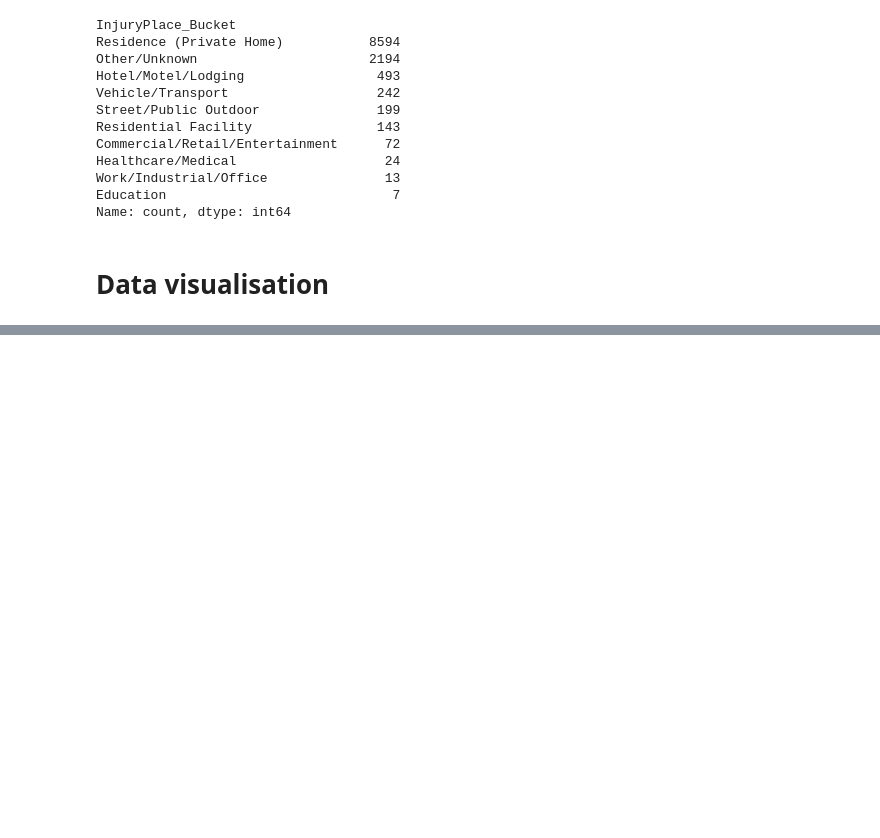
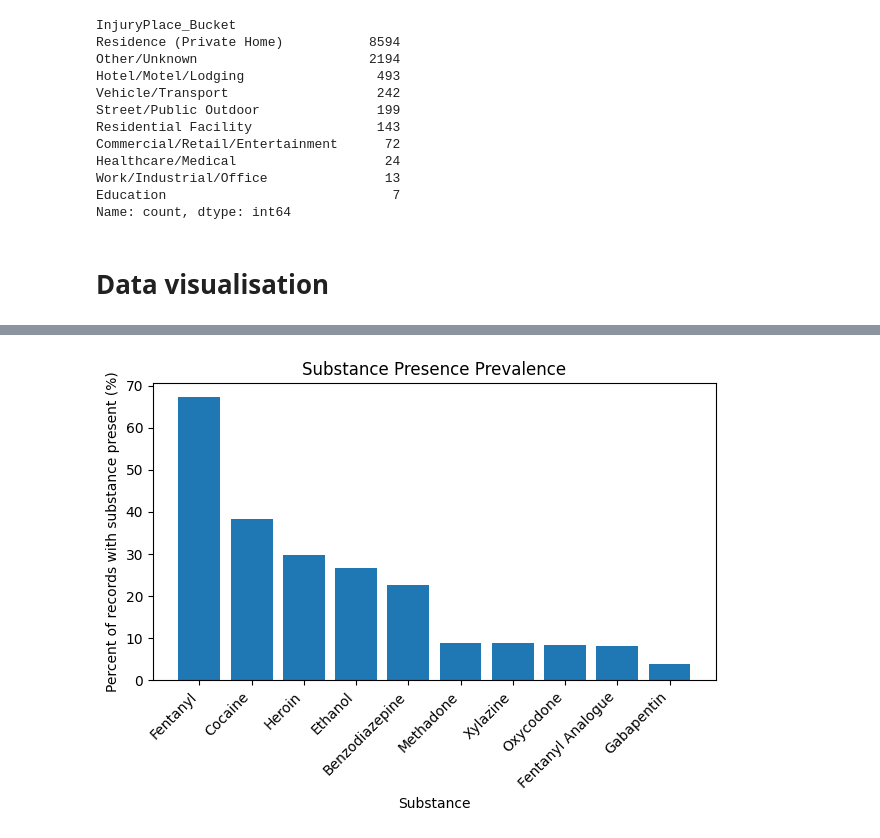
Before and after one commit to cryobsidian/assg1, a Jupyter notebook: analysis1.ipynb, the cells around one changed output, grey strips where cells are left out. Drawn from its saved outputs; the diff is of its cells as text; code cells hidden in the pictures; blank space fills up the shorter version.

```diff
--- a/analysis1.ipynb
+++ b/analysis1.ipynb
@@ -300,0 +313,22 @@ df_clean.to_csv("F:/0_TAYLORS/Y2S1/DM/assg1/df_clean0.csv", index=False)
+# %%
+drug_cols = [
+    "Fentanyl","Heroin","Cocaine","Benzodiazepine","Ethanol","Methadone",
+    "Oxycodone","Xylazine","Gabapentin","Fentanyl Analogue"
+]
+drug_cols = [c for c in drug_cols if c in df_clean.columns]
+
+for c in drug_cols:
+    df_clean[c] = pd.to_numeric(df_clean[c], errors="coerce").fillna(0).astype(int)
+
+prev = (df_clean[drug_cols].mean() * 100).sort_values(ascending=False)
+
+plt.figure()
+plt.bar(prev.index, prev.values)
+plt.title("Substance Presence Prevalence")
+plt.xlabel("Substance")
+plt.ylabel("Percent of records with substance present (%)")
+plt.xticks(rotation=45, ha="right")
+plt.tight_layout()
+plt.show()
+# %% [output]
+[figure, added]
```
Also changed, not shown: parts of 2 cells of this notebook.
